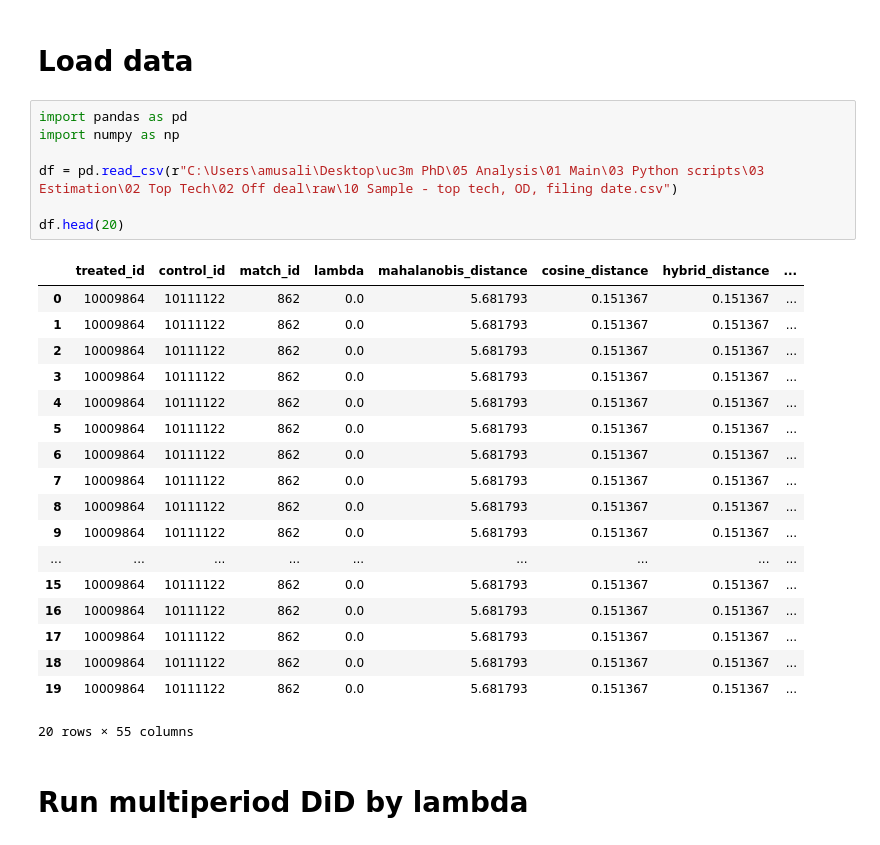
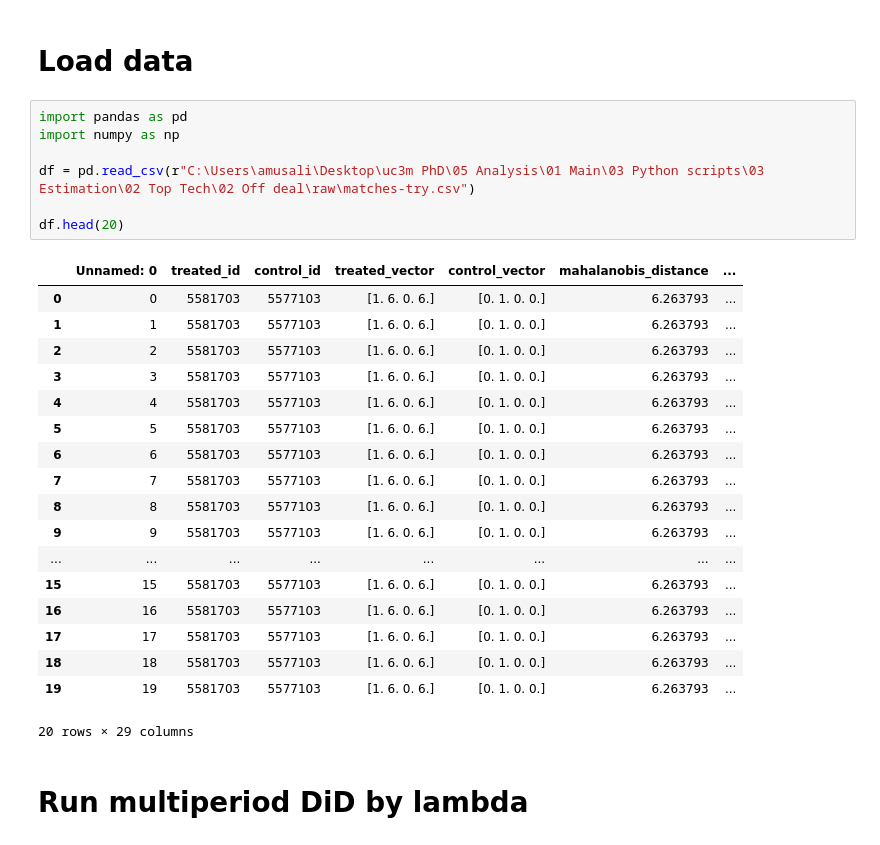
Before and after one commit to amusali/bert_for_patents, a Jupyter notebook: 05 Analysis/01 Main/03 Python scripts/03 Estimation/02 Top Tech/02 Off deal/script/01 Matching estimates.ipynb, the cells around one changed output. Saved outputs shown, nothing was run; the diff lists cells and outputs as text.

```diff
--- a/05 Analysis/01 Main/03 Python scripts/03 Estimation/02 Top Tech/02 Off deal/script/01 Matching estimates.ipynb
+++ b/05 Analysis/01 Main/03 Python scripts/03 Estimation/02 Top Tech/02 Off deal/script/01 Matching estimates.ipynb
@@ -3,29 +3,29 @@
 # %%
 import pandas as pd
 import numpy as np
 
-df = pd.read_csv(r"C:\Users\amusali\Desktop\uc3m PhD\05 Analysis\01 Main\03 Python scripts\03 Estimation\02 Top Tech\02 Off deal\raw\10 Sample - top tech, OD, filing date.csv")
+df = pd.read_csv(r"C:\Users\amusali\Desktop\uc3m PhD\05 Analysis\01 Main\03 Python scripts\03 Estimation\02 Top Tech\02 Off deal\raw\matches-try.csv")
 
 df.head(20)
 # %% [output]
-|  | treated_id | control_id | match_id | lambda | mahalanobis_distance | cosine_distance | hybrid_distance | ... |
-| 0 | 10009864 | 10111122 | 862 | 0.0 | 5.681793 | 0.151367 | 0.151367 | ... |
-| 1 | 10009864 | 10111122 | 862 | 0.0 | 5.681793 | 0.151367 | 0.151367 | ... |
-| 2 | 10009864 | 10111122 | 862 | 0.0 | 5.681793 | 0.151367 | 0.151367 | ... |
-| 3 | 10009864 | 10111122 | 862 | 0.0 | 5.681793 | 0.151367 | 0.151367 | ... |
-| 4 | 10009864 | 10111122 | 862 | 0.0 | 5.681793 | 0.151367 | 0.151367 | ... |
-| 5 | 10009864 | 10111122 | 862 | 0.0 | 5.681793 | 0.151367 | 0.151367 | ... |
-| 6 | 10009864 | 10111122 | 862 | 0.0 | 5.681793 | 0.151367 | 0.151367 | ... |
-| 7 | 10009864 | 10111122 | 862 | 0.0 | 5.681793 | 0.151367 | 0.151367 | ... |
-| 8 | 10009864 | 10111122 | 862 | 0.0 | 5.681793 | 0.151367 | 0.151367 | ... |
-| 9 | 10009864 | 10111122 | 862 | 0.0 | 5.681793 | 0.151367 | 0.151367 | ... |
-| ... | ... | ... | ... | ... | ... | ... | ... | ... |
-| 15 | 10009864 | 10111122 | 862 | 0.0 | 5.681793 | 0.151367 | 0.151367 | ... |
-| 16 | 10009864 | 10111122 | 862 | 0.0 | 5.681793 | 0.151367 | 0.151367 | ... |
-| 17 | 10009864 | 10111122 | 862 | 0.0 | 5.681793 | 0.151367 | 0.151367 | ... |
-| 18 | 10009864 | 10111122 | 862 | 0.0 | 5.681793 | 0.151367 | 0.151367 | ... |
-| 19 | 10009864 | 10111122 | 862 | 0.0 | 5.681793 | 0.151367 | 0.151367 | ... |
+|  | Unnamed: 0 | treated_id | control_id | treated_vector | control_vector | mahalanobis_distance | ... |
+| 0 | 0 | 5581703 | 5577103 | [1. 6. 0. 6.] | [0. 1. 0. 0.] | 6.263793 | ... |
+| 1 | 1 | 5581703 | 5577103 | [1. 6. 0. 6.] | [0. 1. 0. 0.] | 6.263793 | ... |
+| 2 | 2 | 5581703 | 5577103 | [1. 6. 0. 6.] | [0. 1. 0. 0.] | 6.263793 | ... |
+| 3 | 3 | 5581703 | 5577103 | [1. 6. 0. 6.] | [0. 1. 0. 0.] | 6.263793 | ... |
+| 4 | 4 | 5581703 | 5577103 | [1. 6. 0. 6.] | [0. 1. 0. 0.] | 6.263793 | ... |
+| 5 | 5 | 5581703 | 5577103 | [1. 6. 0. 6.] | [0. 1. 0. 0.] | 6.263793 | ... |
+| 6 | 6 | 5581703 | 5577103 | [1. 6. 0. 6.] | [0. 1. 0. 0.] | 6.263793 | ... |
+| 7 | 7 | 5581703 | 5577103 | [1. 6. 0. 6.] | [0. 1. 0. 0.] | 6.263793 | ... |
+| 8 | 8 | 5581703 | 5577103 | [1. 6. 0. 6.] | [0. 1. 0. 0.] | 6.263793 | ... |
+| 9 | 9 | 5581703 | 5577103 | [1. 6. 0. 6.] | [0. 1. 0. 0.] | 6.263793 | ... |
+| ... | ... | ... | ... | ... | ... | ... | ... |
+| 15 | 15 | 5581703 | 5577103 | [1. 6. 0. 6.] | [0. 1. 0. 0.] | 6.263793 | ... |
+| 16 | 16 | 5581703 | 5577103 | [1. 6. 0. 6.] | [0. 1. 0. 0.] | 6.263793 | ... |
+| 17 | 17 | 5581703 | 5577103 | [1. 6. 0. 6.] | [0. 1. 0. 0.] | 6.263793 | ... |
+| 18 | 18 | 5581703 | 5577103 | [1. 6. 0. 6.] | [0. 1. 0. 0.] | 6.263793 | ... |
+| 19 | 19 | 5581703 | 5577103 | [1. 6. 0. 6.] | [0. 1. 0. 0.] | 6.263793 | ... |
-20 rows × 55 columns
+20 rows × 29 columns
 # %% [markdown]
 # Run multiperiod DiD by lambda
 # %% [markdown]
```
Also changed, not shown: parts of 5 cells of this notebook, 28 other files.
